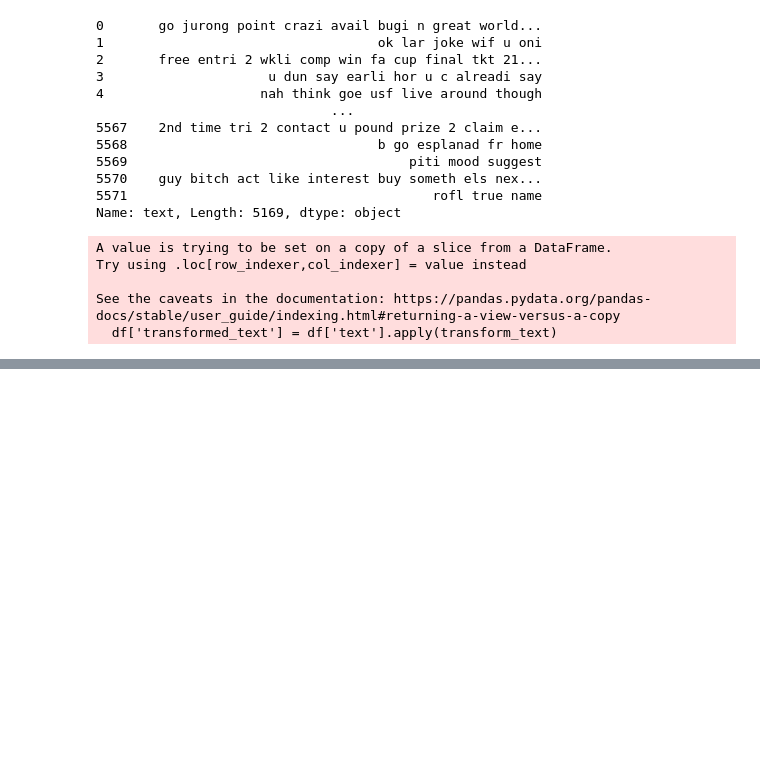
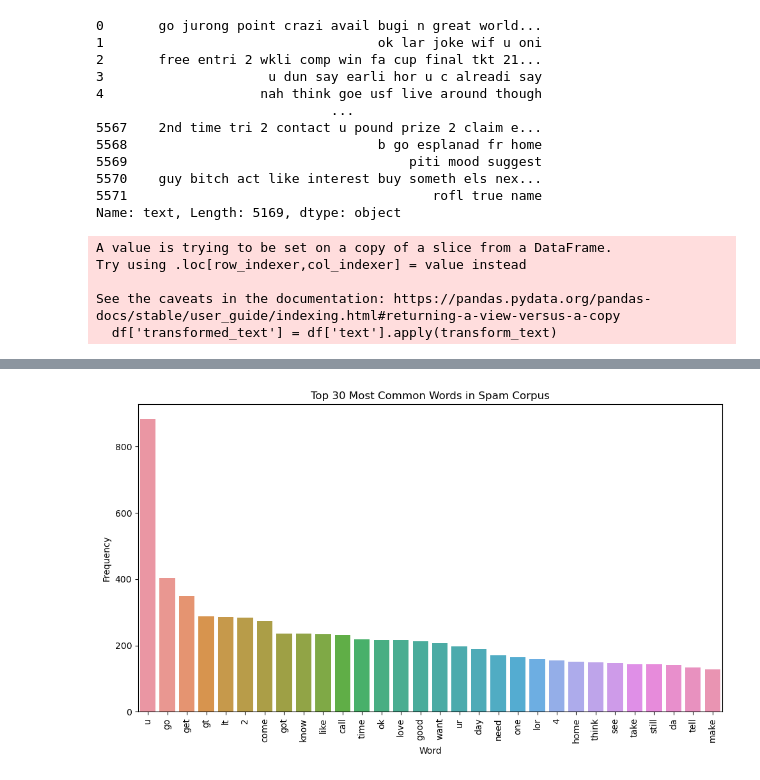
Before and after one commit to Aakashkhanal/spam_classifier, a Jupyter notebook: main.ipynb, the cells around one changed output, grey strips where cells are left out. Saved outputs shown, nothing was run; the diff lists cells and outputs as text; code cells hidden in the pictures; blank space fills up the shorter version.

```diff
--- a/main.ipynb
+++ b/main.ipynb
@@ -380,0 +405,5 @@ df[df['target']==1]['transformed_text'].str.cat(sep=" ")
+# %%
+ham_corpus = []
+for msg in df[df['target']==0]['transformed_text'].tolist():
+    for words in msg.split():
+        ham_corpus.append(words)
@@ -380,0 +414,14 @@ df[df['target']==1]['transformed_text'].str.cat(sep=" ")
+# %%
+# Create DataFrame from Counter
+top_words = Counter(ham_corpus).most_common(30)
+df_top_words = pd.DataFrame(top_words, columns=['Word', 'Frequency'])
+
+# Plot
+plt.figure(figsize=(10, 6))
+sns.barplot(x='Word', y='Frequency', data=df_top_words)
+plt.xticks(rotation='vertical')
+plt.title('Top 30 Most Common Words in Spam Corpus')
+plt.tight_layout()
+plt.show()
+# %% [output]
+[figure, added]
```
Also changed, not shown: parts of 13 cells of this notebook.
